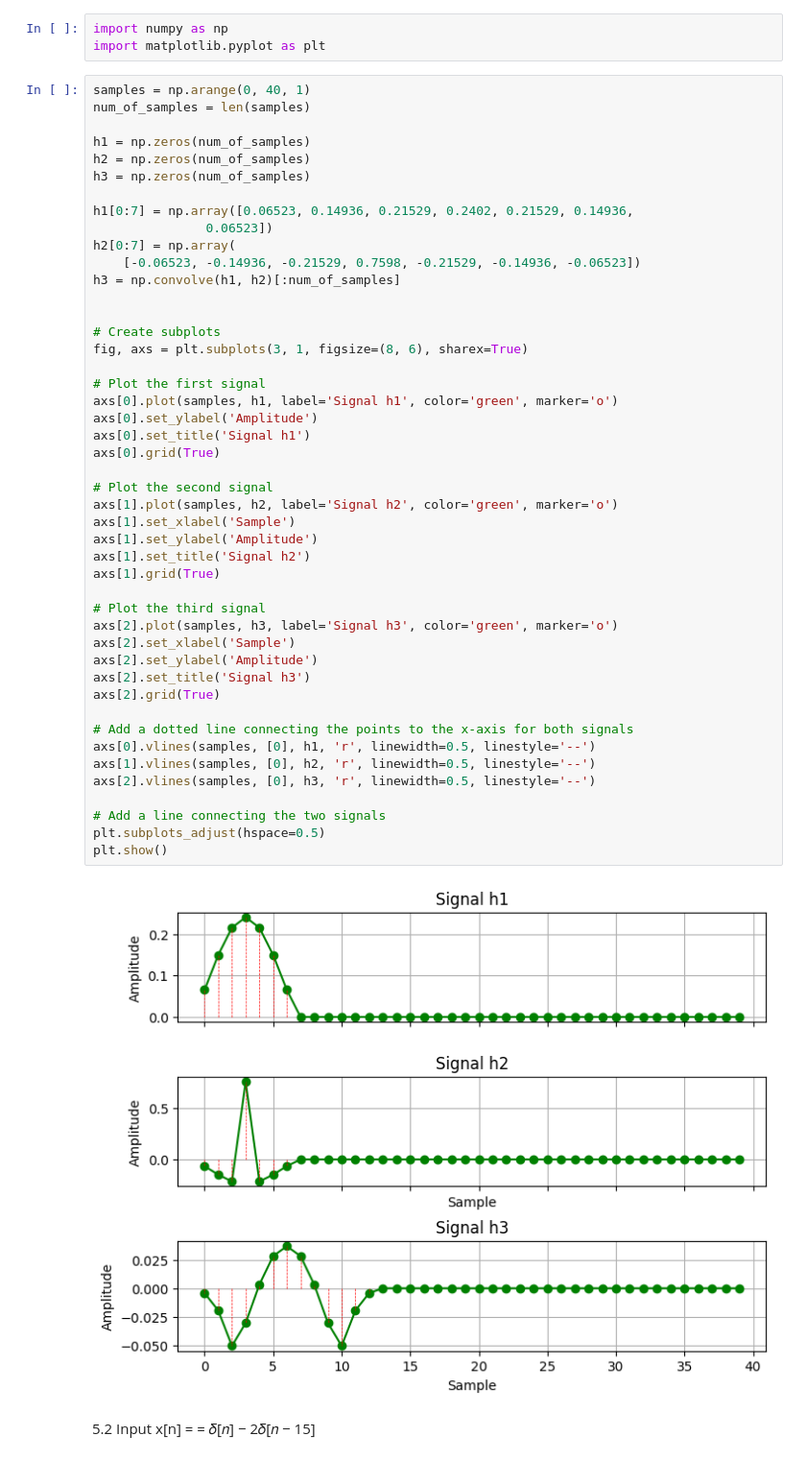
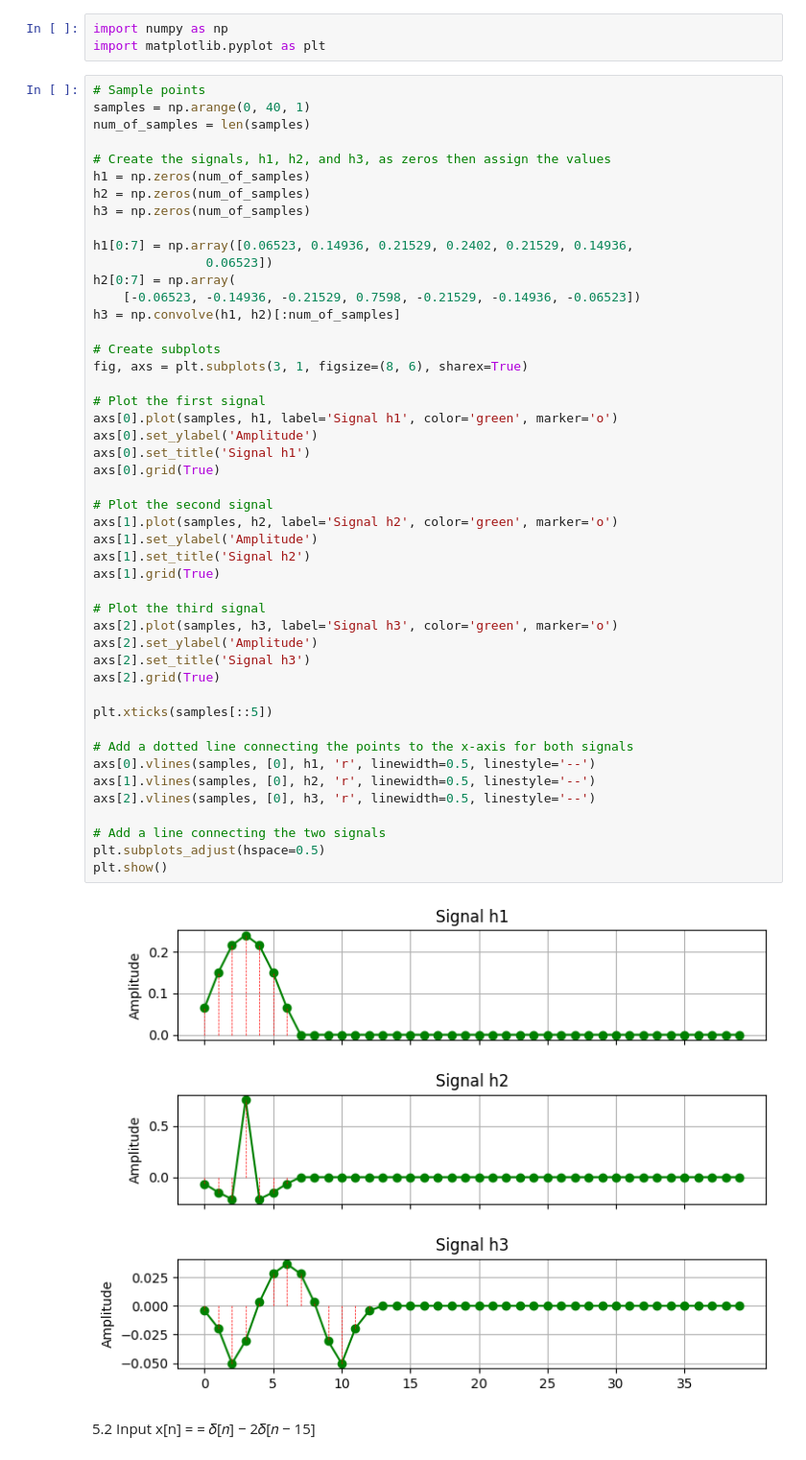
Before and after one commit to bryanluwz/NTU-SC3102-Signals-Systems-and-Transforms, a Jupyter notebook: Lab 2/Q5.ipynb, the cells around one changed output. Shown at 96% size. Cells and saved outputs as stored; diff of their text form.

```diff
--- a/Lab 2/Q5.ipynb
+++ b/Lab 2/Q5.ipynb
@@ -13,9 +13,11 @@ h2[n] = [-0.06523, -0.14936, -0.21529,0.7598, -0.21529, -0.14936, -0.06523]
 import numpy as np
 import matplotlib.pyplot as plt
 # %%
+# Sample points
 samples = np.arange(0, 40, 1)
 num_of_samples = len(samples)
 
+# Create the signals, h1, h2, and h3, as zeros then assign the values
 h1 = np.zeros(num_of_samples)
 h2 = np.zeros(num_of_samples)
 h3 = np.zeros(num_of_samples)
@@ -25,41 +27,40 @@ h1[0:7] = np.array([0.06523, 0.14936, 0.21529, 0.2402, 0.21529, 0.14936,
 h2[0:7] = np.array(
     [-0.06523, -0.14936, -0.21529, 0.7598, -0.21529, -0.14936, -0.06523])
 h3 = np.convolve(h1, h2)[:num_of_samples]
-
 
 # Create subplots
 fig, axs = plt.subplots(3, 1, figsize=(8, 6), sharex=True)
 
 # Plot the first signal
 axs[0].plot(samples, h1, label='Signal h1', color='green', marker='o')
 axs[0].set_ylabel('Amplitude')
 axs[0].set_title('Signal h1')
 axs[0].grid(True)
 
 # Plot the second signal
 axs[1].plot(samples, h2, label='Signal h2', color='green', marker='o')
-axs[1].set_xlabel('Sample')
 axs[1].set_ylabel('Amplitude')
 axs[1].set_title('Signal h2')
 axs[1].grid(True)
 
 # Plot the third signal
 axs[2].plot(samples, h3, label='Signal h3', color='green', marker='o')
-axs[2].set_xlabel('Sample')
 axs[2].set_ylabel('Amplitude')
 axs[2].set_title('Signal h3')
 axs[2].grid(True)
+
+plt.xticks(samples[::5])
 
 # Add a dotted line connecting the points to the x-axis for both signals
 axs[0].vlines(samples, [0], h1, 'r', linewidth=0.5, linestyle='--')
 axs[1].vlines(samples, [0], h2, 'r', linewidth=0.5, linestyle='--')
 axs[2].vlines(samples, [0], h3, 'r', linewidth=0.5, linestyle='--')
 
 # Add a line connecting the two signals
 plt.subplots_adjust(hspace=0.5)
 plt.show()
 # %% [output]
-[figure, old version]
+[figure, new version]
 # %% [markdown]
 5.2 Input x[n] = = 𝛿[𝑛] − 2𝛿[𝑛 − 15]
 # %%
```
Also changed, not shown: 5 other files.
